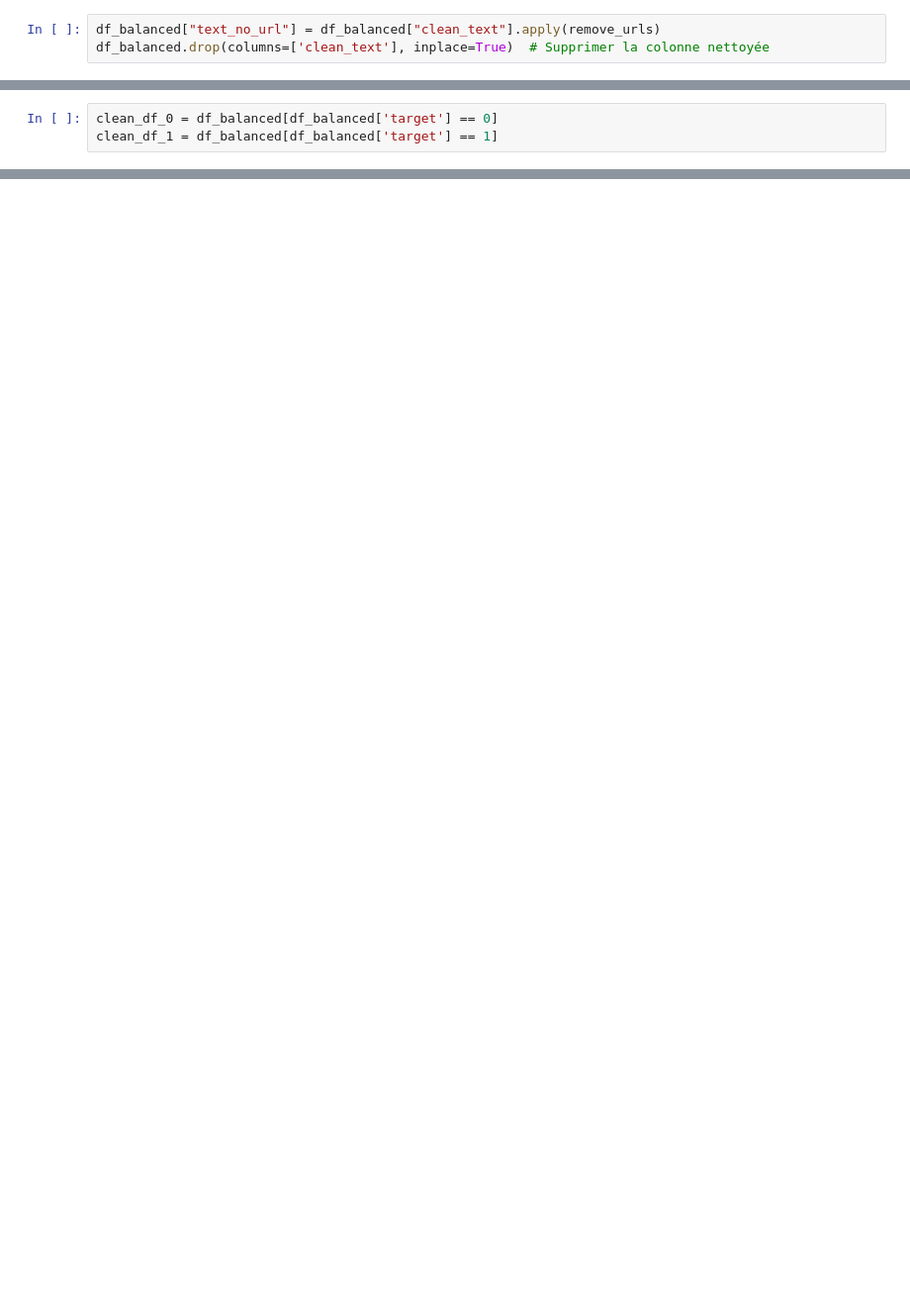
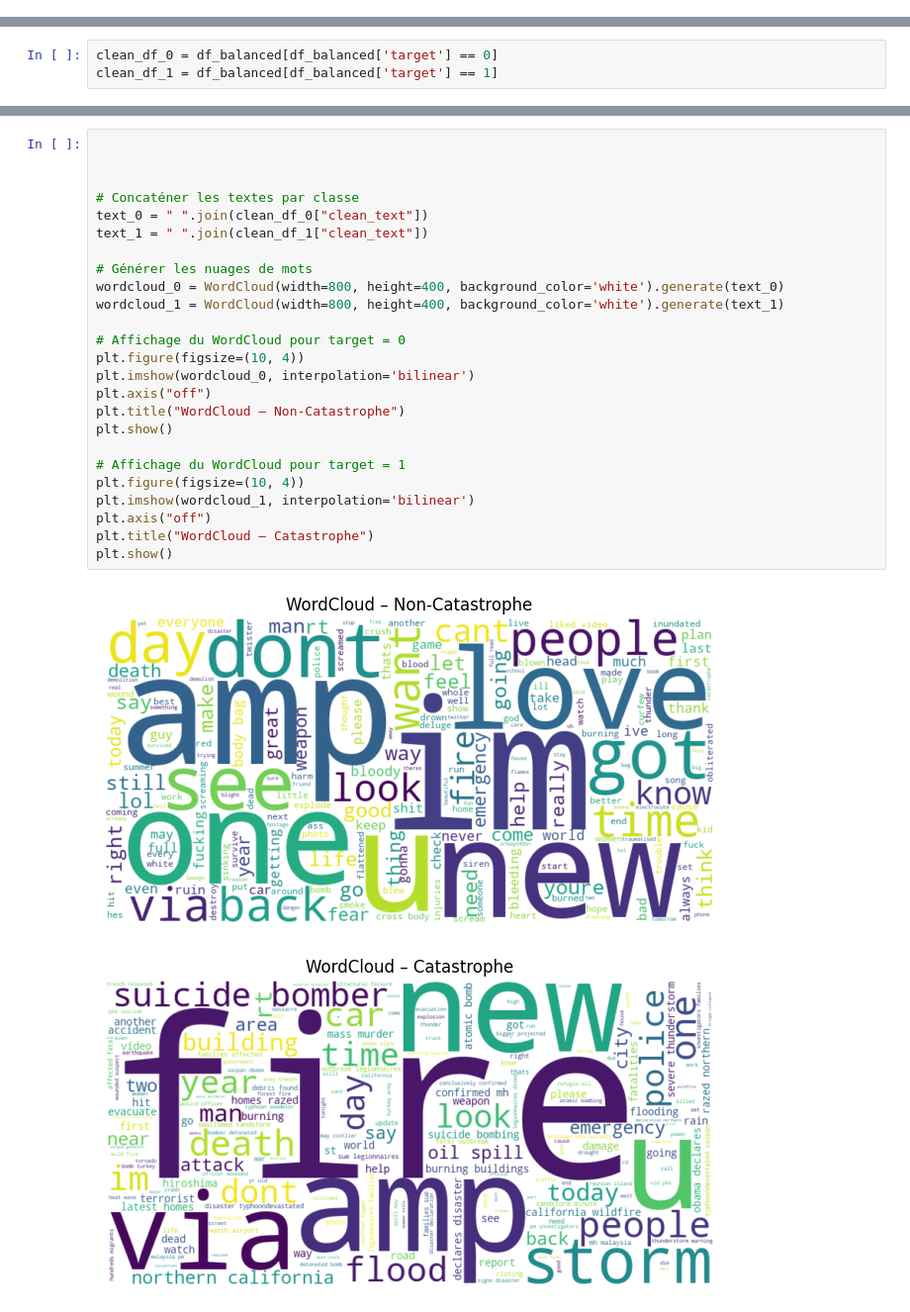
Before and after one commit to ines-lorquet/eye-of-emergency, a Jupyter notebook: crisis-analysis.ipynb, the cells around one changed output, grey strips where cells are left out. Shown: that part at 99% size. Saved outputs shown, nothing was run; the diff lists cells and outputs as text; blank space fills up the shorter version.

```diff
--- a/crisis-analysis.ipynb
+++ b/crisis-analysis.ipynb
@@ -229,3 +226,0 @@ def remove_urls(text):
-# %%
-df_balanced["text_no_url"] = df_balanced["clean_text"].apply(remove_urls)
-df_balanced.drop(columns=['clean_text'], inplace=True)  # Supprimer la colonne nettoyée
@@ -301,0 +302,28 @@ plot_top_words(top_words_1, "Top mots – Catastrophe")
+# %%
+
+
+
+# Concaténer les textes par classe
+text_0 = " ".join(clean_df_0["clean_text"])
+text_1 = " ".join(clean_df_1["clean_text"])
+
+# Générer les nuages de mots
+wordcloud_0 = WordCloud(width=800, height=400, background_color='white').generate(text_0)
+wordcloud_1 = WordCloud(width=800, height=400, background_color='white').generate(text_1)
+
+# Affichage du WordCloud pour target = 0
+plt.figure(figsize=(10, 4))
+plt.imshow(wordcloud_0, interpolation='bilinear')
+plt.axis("off")
+plt.title("WordCloud – Non-Catastrophe")
+plt.show()
+
+# Affichage du WordCloud pour target = 1
+plt.figure(figsize=(10, 4))
+plt.imshow(wordcloud_1, interpolation='bilinear')
+plt.axis("off")
+plt.title("WordCloud – Catastrophe")
+plt.show()
+# %% [output]
+[figure, added]
+[figure, added]
```
Also changed, not shown: parts of 11 cells of this notebook.
